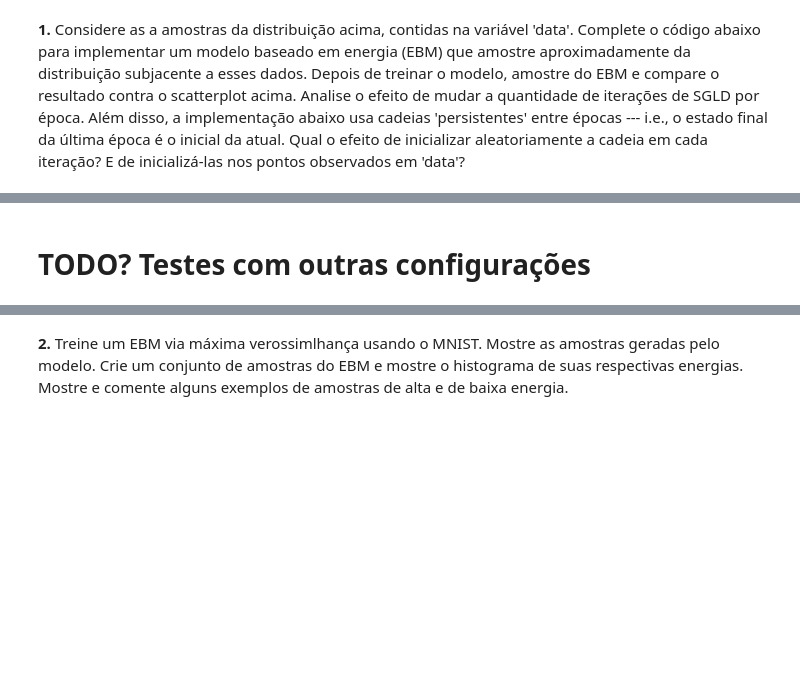
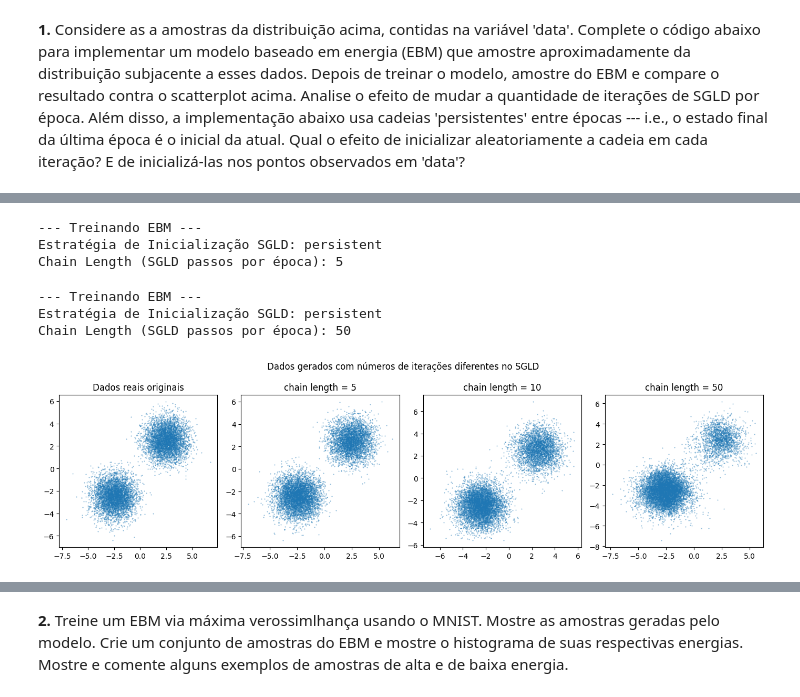
Before and after one commit to PedroPHC25/Machine-Learning, a Jupyter notebook: Ex03.ipynb, the cells around one changed output, grey strips where cells are left out. Cells and saved outputs as stored; diff of their text form; code cells hidden in the pictures; blank space fills up the shorter version.

```diff
--- a/Ex03.ipynb
+++ b/Ex03.ipynb
@@ -678,12 +678,12 @@ h = 10
 E = nn.Sequential(nn.Linear(d, h), nn.ReLU(), nn.Linear(h, h), nn.ReLU(),nn.Linear(h, 1)).to(device)
 data = data.to(device)
 
-max_iter = 100000
+max_iter = 10000
 
 x = torch.randn((N,2), device=device)*5.0
 x.requires_grad=True
-optimizer = torch.optim.Adam(E.parameters(), lr=0.01)
-sampler = torch_sgld.SGLD([x], lr=0.01)
+optimizer = torch.optim.Adam(E.parameters(), lr=0.001)
+sampler = torch_sgld.SGLD([x], lr=0.1)
 
 chain_length=10
 
@@ -716,7 +716,7 @@ E.load_state_dict(torch.load("energy_model.pth"))
 
 final_samples_x = torch.randn((N, d), device = device) * 5.0
 final_samples_x.requires_grad = True
-final_sampler = torch_sgld.SGLD([final_samples_x], lr = 0.01)
+final_sampler = torch_sgld.SGLD([final_samples_x], lr = 0.1)
 
 final_chain_length = 5000
 for _ in tqdm.tqdm(range(final_chain_length), desc = "Amostragem final SGLD"):
@@ -815,5 +820,37 @@ def train_ebm_and_sample(data_true,
 
     generated_data = final_samples_x.detach().cpu().numpy()
     return generated_data
-# %% [markdown]
-# TODO? Testes com outras configurações
+# %%
+# Plotando os resultados para números de iterações no SGLD diferentes
+generated_data_5 = train_ebm_and_sample(data, 5)
+generated_data_50 = train_ebm_and_sample(data, 50)
+
+plt.figure(figsize = (14, 4))
+
+plt.subplot(1, 4, 1)
+plt.scatter(data.cpu().numpy()[:, 0], data.cpu().numpy()[:, 1], s = 0.2, alpha = 0.6)
+plt.title("Dados reais originais")
+
+plt.subplot(1, 4, 2)
+plt.scatter(generated_data_5[:, 0], generated_data_5[:, 1], s = 0.2, alpha = 0.6)
+plt.title("chain length = 5")
+
+plt.subplot(1, 4, 3)
+plt.scatter(generated_data[:, 0], generated_data[:, 1], s = 0.2, alpha = 0.6)
+plt.title("chain length = 10")
+
+plt.subplot(1, 4, 4)
+plt.scatter(generated_data_50[:, 0], generated_data_50[:, 1], s = 0.2, alpha = 0.6)
+plt.title("chain length = 50")
+
+plt.suptitle("Dados gerados com números de iterações diferentes no SGLD")
+plt.tight_layout()
+plt.show()
+# %% [output]
+--- Treinando EBM ---
+Estratégia de Inicialização SGLD: persistent
+Chain Length (SGLD passos por época): 5
+--- Treinando EBM ---
+Estratégia de Inicialização SGLD: persistent
+Chain Length (SGLD passos por época): 50
+[figure, added]
```
Also changed, not shown: parts of 9 cells of this notebook, 5 other files.
